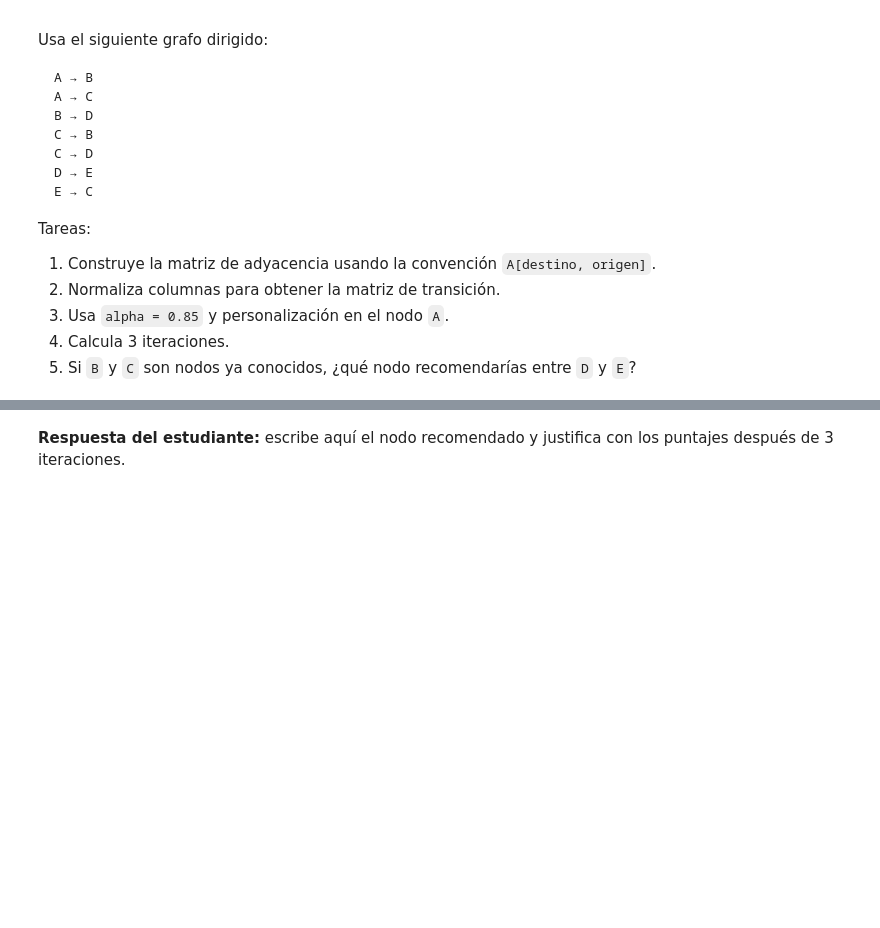
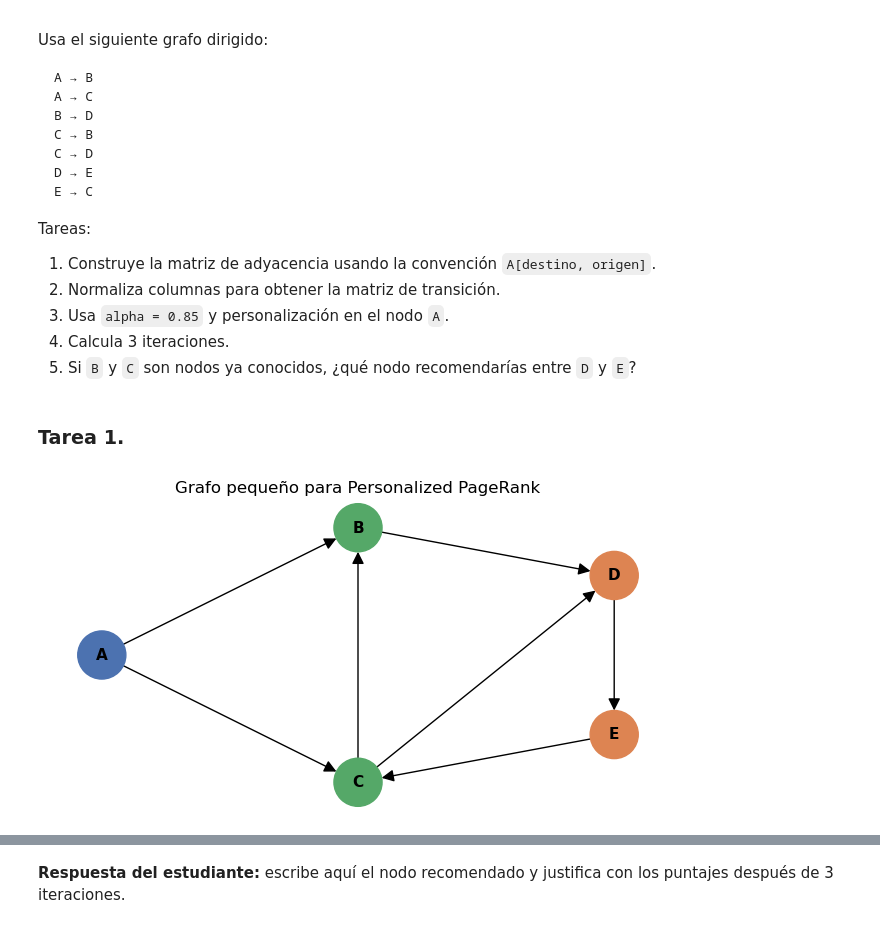
Before and after one commit to 53R6IO/LAB_4_SR, a Jupyter notebook: RS_Lab4_Graph_Recommendation_and_Transformers_v3.ipynb, the cells around one changed output, grey strips where cells are left out. Saved outputs shown, nothing was run; the diff lists cells and outputs as text; code cells hidden in the pictures; blank space fills up the shorter version.

```diff
--- a/RS_Lab4_Graph_Recommendation_and_Transformers_v3.ipynb
+++ b/RS_Lab4_Graph_Recommendation_and_Transformers_v3.ipynb
@@ -420,3 +434,49 @@ Tareas:
 3. Usa `alpha = 0.85` y personalización en el nodo `A`.
 4. Calcula 3 iteraciones.
 5. Si `B` y `C` son nodos ya conocidos, ¿qué nodo recomendarías entre `D` y `E`?
+# %% [markdown]
+### Tarea 1.
+# %%
+# ============================================================
+# Ejemplo pequeño: grafo dirigido para PageRank manual
+# ============================================================
+example_nodes = ["A", "B", "C", "D", "E"]
+example_edges = [
+    ("A", "B"),
+    ("A", "C"),
+    ("B", "D"),
+    ("C", "B"),
+    ("C", "D"),
+    ("D", "E"),
+    ("E", "C"),
+]
+
+G_example = nx.DiGraph()
+G_example.add_nodes_from(example_nodes)
+G_example.add_edges_from(example_edges)
+
+# Posiciones para visualización
+pos = {
+    "A": (0, 0),
+    "B": (1, 0.8),
+    "C": (1, -0.8),
+    "D": (2, 0.5),
+    "E": (2, -0.5),
+}
+
+plt.figure(figsize=(8, 4))
+nx.draw_networkx(
+    G_example,
+    pos=pos,
+    node_color=["#4C72B0" if n == "A" else "#55A868" if n in {"B", "C"} else "#DD8452" for n in G_example.nodes],
+    node_size=1200,
+    arrows=True,
+    arrowsize=18,
+    font_size=11,
+    font_weight="bold",
+)
+plt.title("Grafo pequeño para Personalized PageRank")
+plt.axis("off")
+plt.show()
+# %% [output]
+[figure, added]
```
Also changed, not shown: parts of 13 cells of this notebook, 5 other files.
